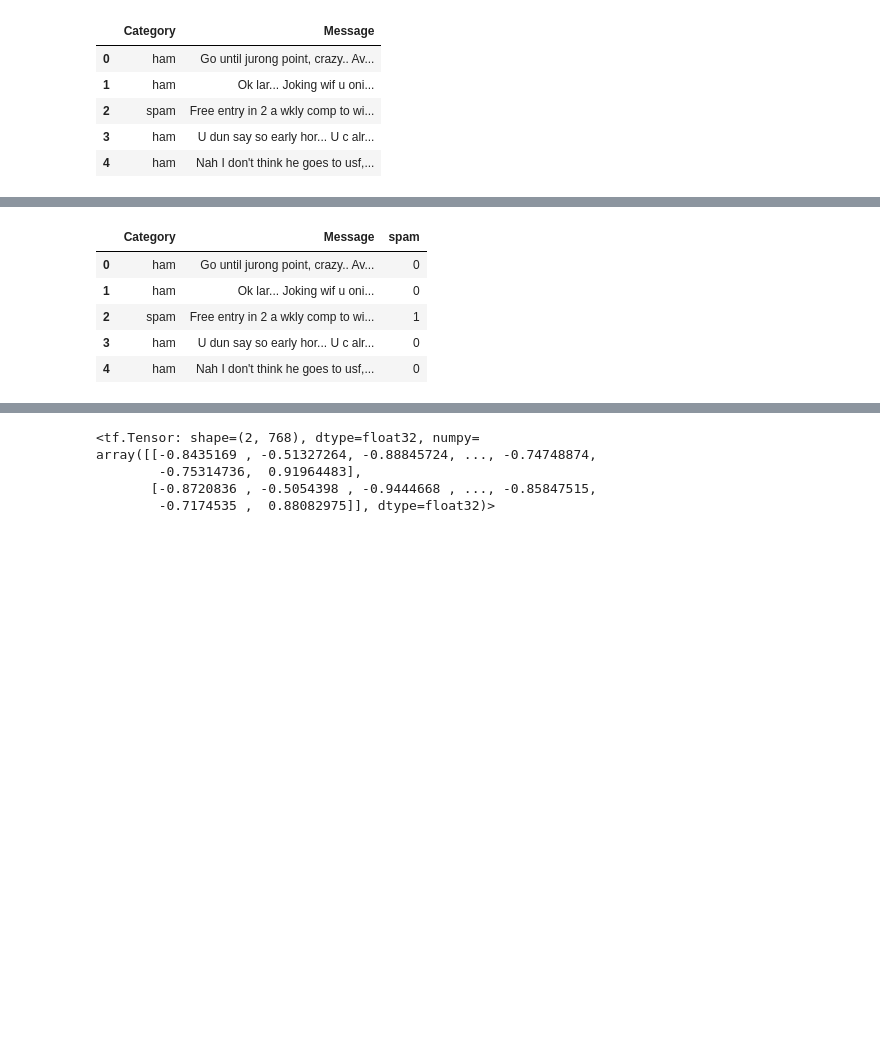
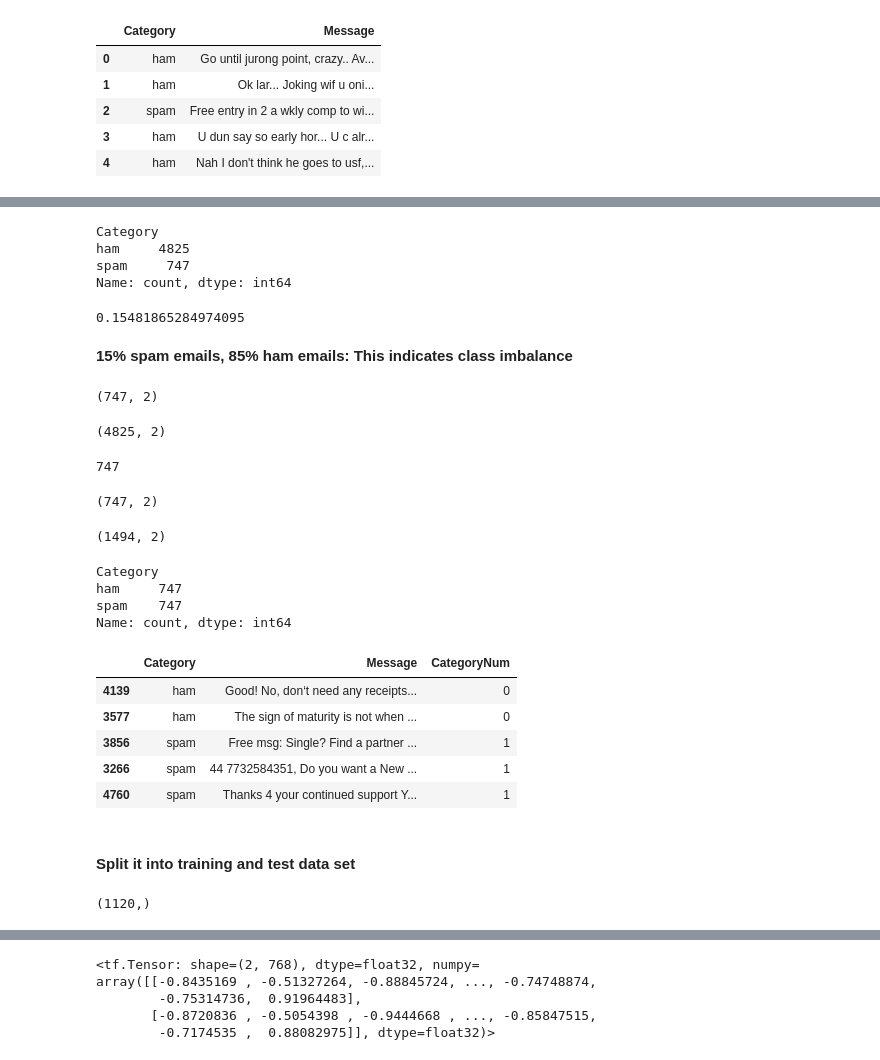
Before and after one commit to mijanur-rahman-40/deep-learning, a Jupyter notebook: Copy_of_TEST_FOR_GOOGLE_COLAB.ipynb, the cells around one changed output, grey strips where cells are left out. Drawn from its saved outputs; the diff is of its cells as text; code cells hidden in the pictures; blank space fills up the shorter version.

```diff
--- a/Copy_of_TEST_FOR_GOOGLE_COLAB.ipynb
+++ b/Copy_of_TEST_FOR_GOOGLE_COLAB.ipynb
@@ -25,10 +35,56 @@ df.head(5)
+# %%
+df['Category'].value_counts()
+# %% [output]
+Category
+ham     4825
+spam     747
+Name: count, dtype: int64
+# %%
+747/4825
+# %% [output]
+0.15481865284974095
+# %% [markdown]
+**15% spam emails, 85% ham emails: This indicates class imbalance**
+# %%
+df_spam = df[df['Category']=='spam']
+df_spam.shape
+# %% [output]
+(747, 2)
+# %%
+df_ham = df[df['Category']=='ham']
+df_ham.shape
+# %% [output]
+(4825, 2)
+# %%
+# returns total number of rows in the dataframe that are spam emails
+df_spam.shape[0]
+# %% [output]
+747
+# %%
+# sample() returns a random sample of items from an axis of object.
+df_ham_downsampled = df_ham.sample(df_spam.shape[0])
+df_ham_downsampled.shape
+# %% [output]
+(747, 2)
+# %%
+df_balanced = pd.concat([df_ham_downsampled, df_spam])
+df_balanced.shape
+# %% [output]
+(1494, 2)
+# %%
+df_balanced['Category'].value_counts()
+# %% [output]
+Category
+ham     747
+spam    747
+Name: count, dtype: int64
 # %%
-df['spam']=df['Category'].apply(lambda x: 1 if x=='spam' else 0)
-df.head()
+df_balanced['CategoryNum']=df_balanced['Category'].apply(lambda x: 1 if x=='spam' else 0)
+df_balanced.sample(5)
 # %% [output]
-|  | Category | Message | spam |
-| 0 | ham | Go until jurong point, crazy.. Av... | 0 |
-| 1 | ham | Ok lar... Joking wif u oni... | 0 |
-| 2 | spam | Free entry in 2 a wkly comp to wi... | 1 |
-| 3 | ham | U dun say so early hor... U c alr... | 0 |
-| 4 | ham | Nah I don't think he goes to usf,... | 0 |
+|  | Category | Message | CategoryNum |
+| 4139 | ham | Good! No, don‘t need any receipts... | 0 |
+| 3577 | ham | The sign of maturity is not when ... | 0 |
+| 3856 | spam | Free msg: Single? Find a partner ... | 1 |
+| 3266 | spam | 44 7732584351, Do you want a New ... | 1 |
+| 4760 | spam | Thanks 4 your continued support Y... | 1 |
@@ -38,0 +91,12 @@ X_train, X_test, y_train, y_test = train_test_split(df['Message'],df['spam'], st
+# %% [markdown]
+<h4>Split it into training and test data set</h4>
+# %%
+from sklearn.model_selection import train_test_split
+
+X_train, X_test, y_train, y_test = train_test_split(df_balanced['Message'], df_balanced['CategoryNum'], stratify=df_balanced['CategoryNum'])
+# stratify parameter makes a split so that the proportion of values in the sample produced will be the same as the proportion of values provided to parameter stratify.
+y_train.shape
+# y_test.shape
+# X_test.shape
+# %% [output]
+(1120,)
```
Also changed, not shown: parts of 37 cells of this notebook.
